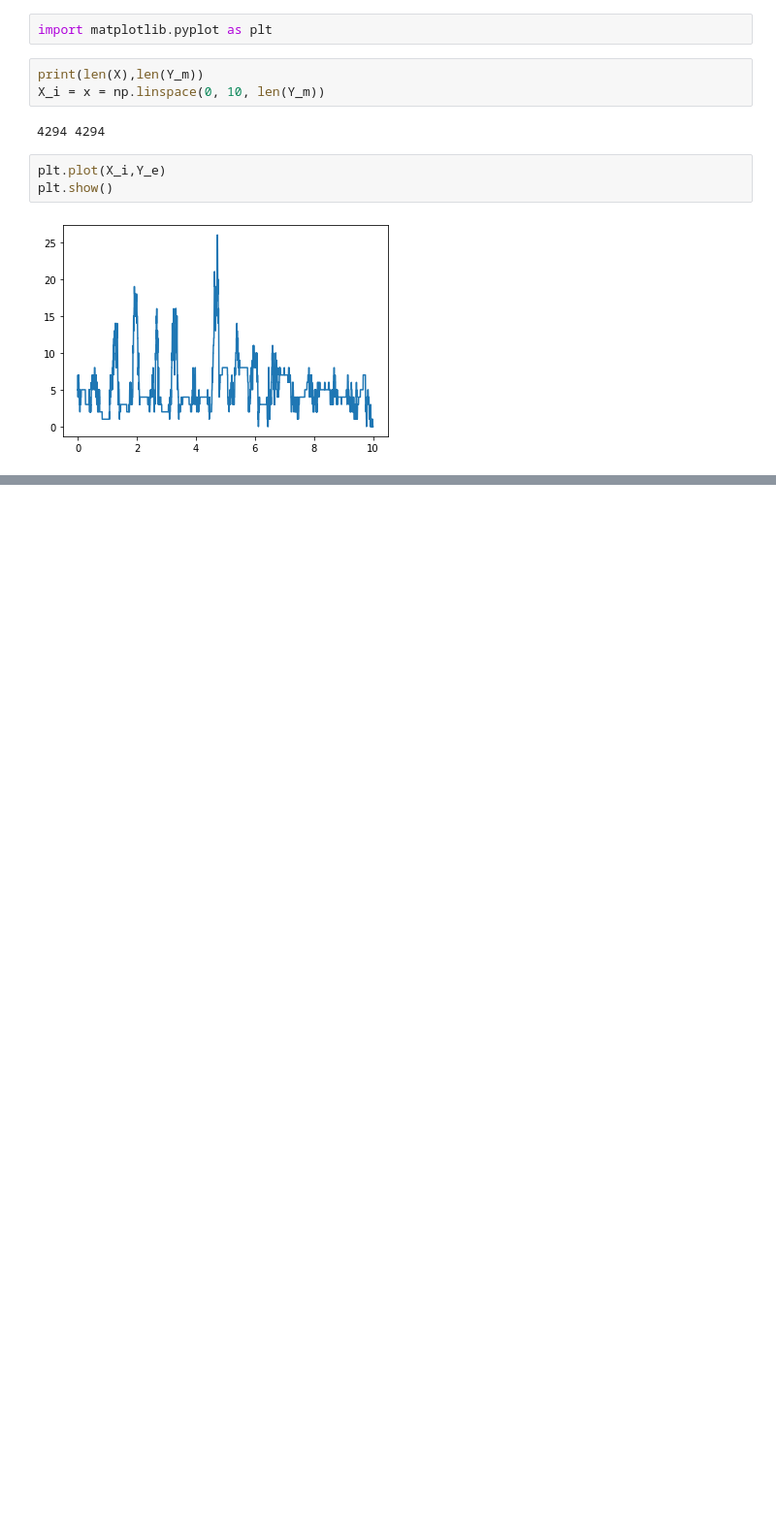
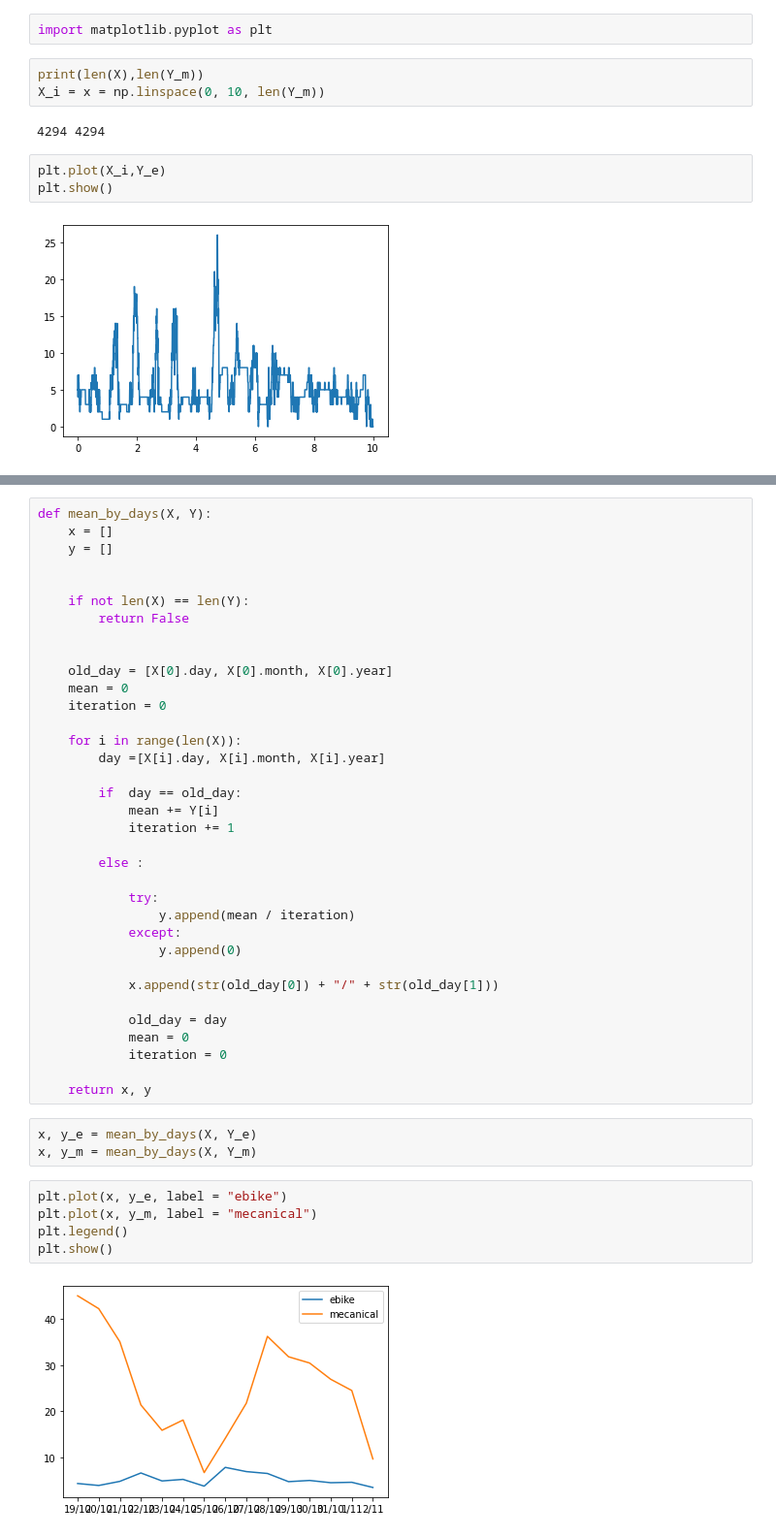
Before and after one commit to mathispuissant/StatApp, a Jupyter notebook: visualisation.ipynb, the cells around one changed output, grey strips where cells are left out. Shown: that part at 97% size. Saved outputs shown, nothing was run; the diff lists cells and outputs as text; blank space fills up the shorter version.

```diff
--- a/visualisation.ipynb
+++ b/visualisation.ipynb
@@ -88,0 +88,45 @@ print(X[1],X[-1])
+# %%
+def mean_by_days(X, Y):
+    x = []
+    y = []
+
+
+    if not len(X) == len(Y):
+        return False
+
+
+    old_day = [X[0].day, X[0].month, X[0].year]
+    mean = 0
+    iteration = 0
+
+    for i in range(len(X)):
+        day =[X[i].day, X[i].month, X[i].year]
+
+        if  day == old_day:
+            mean += Y[i]
+            iteration += 1
+
+        else :
+
+            try:
+                y.append(mean / iteration)
+            except:
+                y.append(0)
+
+            x.append(str(old_day[0]) + "/" + str(old_day[1]))
+
+            old_day = day
+            mean = 0
+            iteration = 0
+
+    return x, y
+# %%
+x, y_e = mean_by_days(X, Y_e)
+x, y_m = mean_by_days(X, Y_m)
+# %%
+plt.plot(x, y_e, label = "ebike")
+plt.plot(x, y_m, label = "mecanical")
+plt.legend()
+plt.show()
+# %% [output]
+[figure, added]
```
Also changed, not shown: parts of 8 cells of this notebook.
